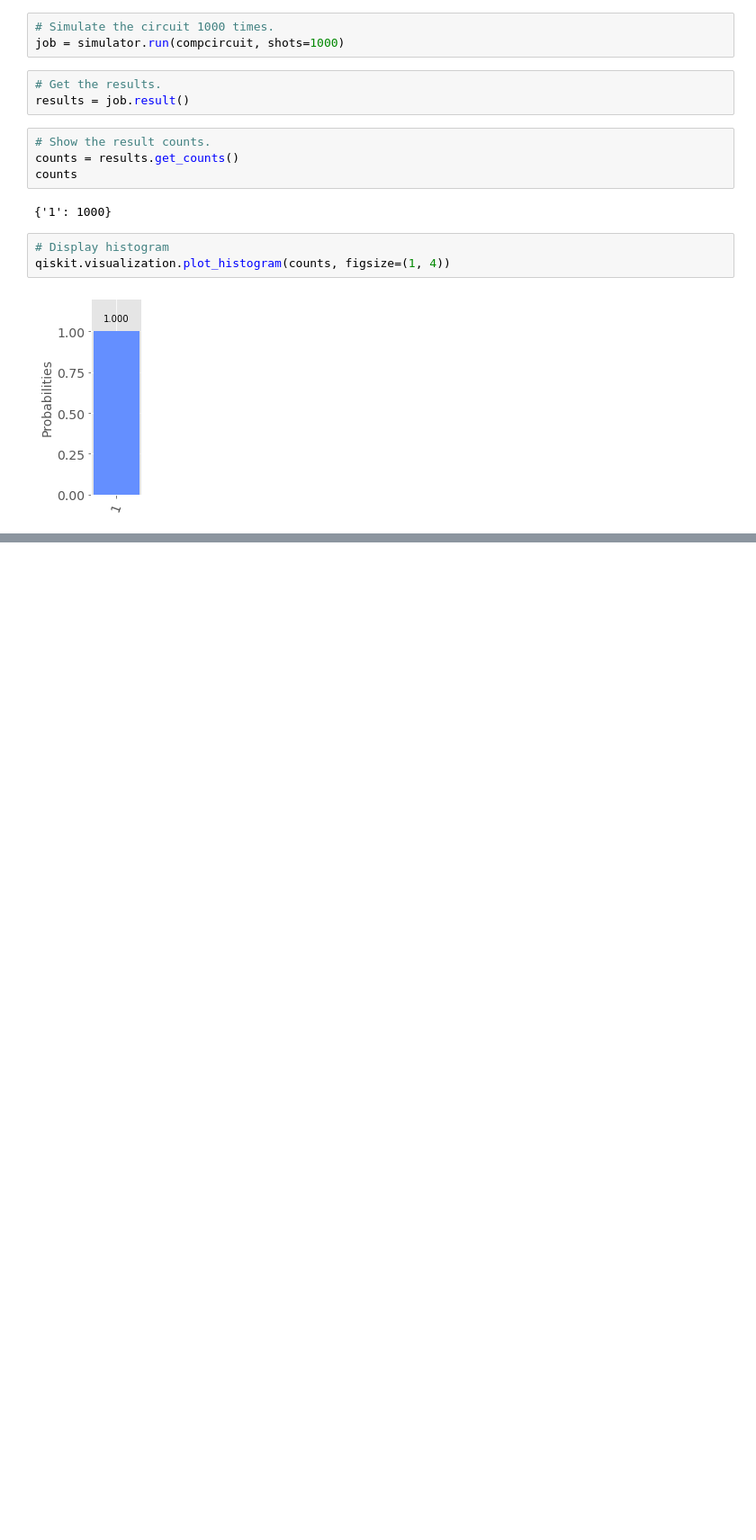
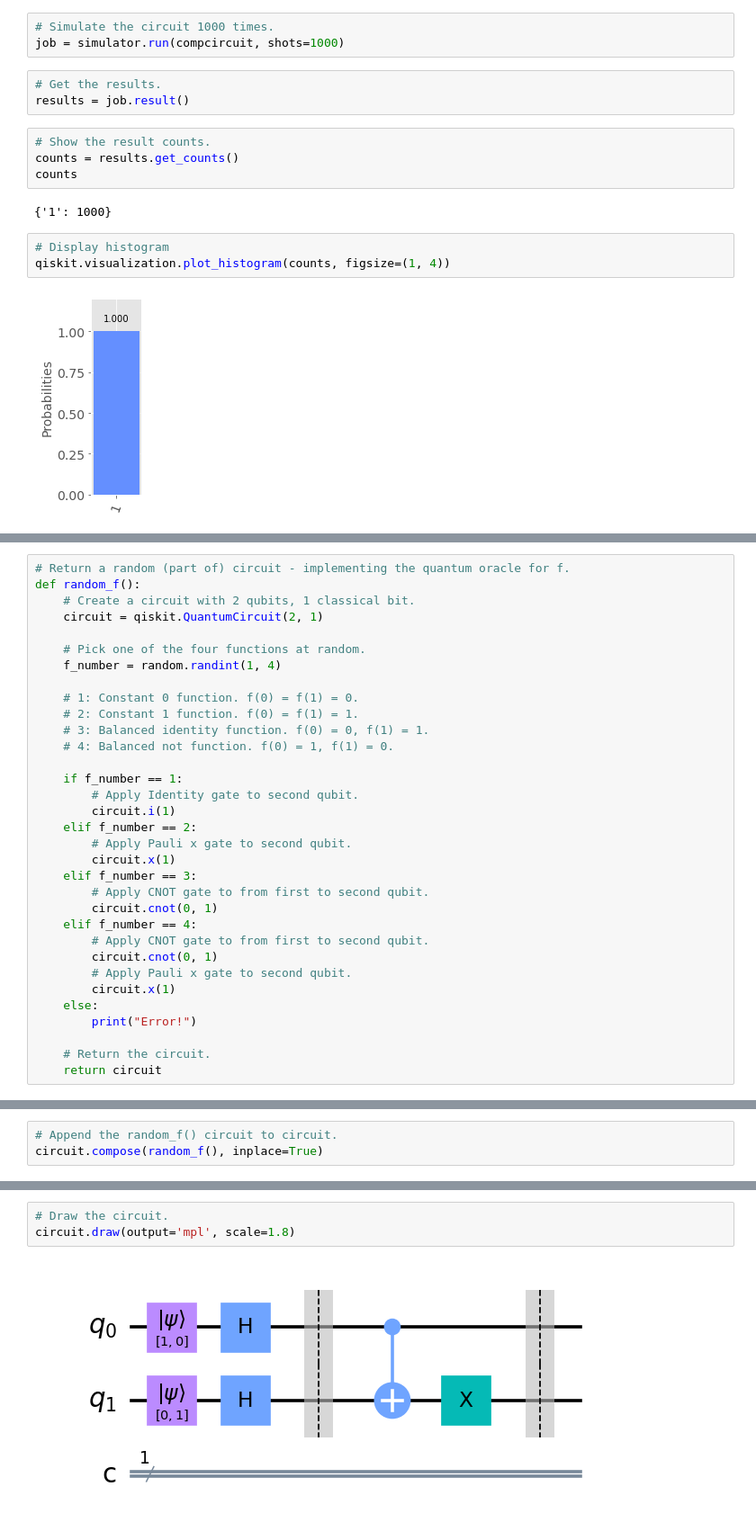
Before and after one commit to johngroves1/Emerging-Technologies-Project, a Jupyter notebook: quantum-deutsch.ipynb, the cells around one changed output, grey strips where cells are left out. Shown: that part at 90% size. Saved outputs shown, nothing was run; the diff lists cells and outputs as text; blank space fills up the shorter version.

Commit message:
Implementing Deutsch's Algorithm with Random Function

```diff
--- a/quantum-deutsch.ipynb
+++ b/quantum-deutsch.ipynb
@@ -295,0 +302,33 @@ qiskit.visualization.plot_histogram(counts, figsize=(1, 4))
+# %%
+# Return a random (part of) circuit - implementing the quantum oracle for f.
+def random_f():
+    # Create a circuit with 2 qubits, 1 classical bit.
+    circuit = qiskit.QuantumCircuit(2, 1)
+
+    # Pick one of the four functions at random.
+    f_number = random.randint(1, 4)
+
+    # 1: Constant 0 function. f(0) = f(1) = 0.
+    # 2: Constant 1 function. f(0) = f(1) = 1.
+    # 3: Balanced identity function. f(0) = 0, f(1) = 1.
+    # 4: Balanced not function. f(0) = 1, f(1) = 0.
+
+    if f_number == 1:
+        # Apply Identity gate to second qubit.
+        circuit.i(1)
+    elif f_number == 2:
+        # Apply Pauli x gate to second qubit.
+        circuit.x(1)
+    elif f_number == 3:
+        # Apply CNOT gate to from first to second qubit.
+        circuit.cnot(0, 1)
+    elif f_number == 4:
+        # Apply CNOT gate to from first to second qubit.
+        circuit.cnot(0, 1)
+        # Apply Pauli x gate to second qubit.
+        circuit.x(1)
+    else:
+        print("Error!")
+
+    # Return the circuit.
+    return circuit
@@ -295,0 +369,3 @@ qiskit.visualization.plot_histogram(counts, figsize=(1, 4))
+# %%
+# Append the random_f() circuit to circuit.
+circuit.compose(random_f(), inplace=True)
@@ -295,0 +377,5 @@ qiskit.visualization.plot_histogram(counts, figsize=(1, 4))
+# %%
+# Draw the circuit.
+circuit.draw(output='mpl', scale=1.8)
+# %% [output]
+[figure, added]
```
Also changed, not shown: parts of 23 cells of this notebook.
